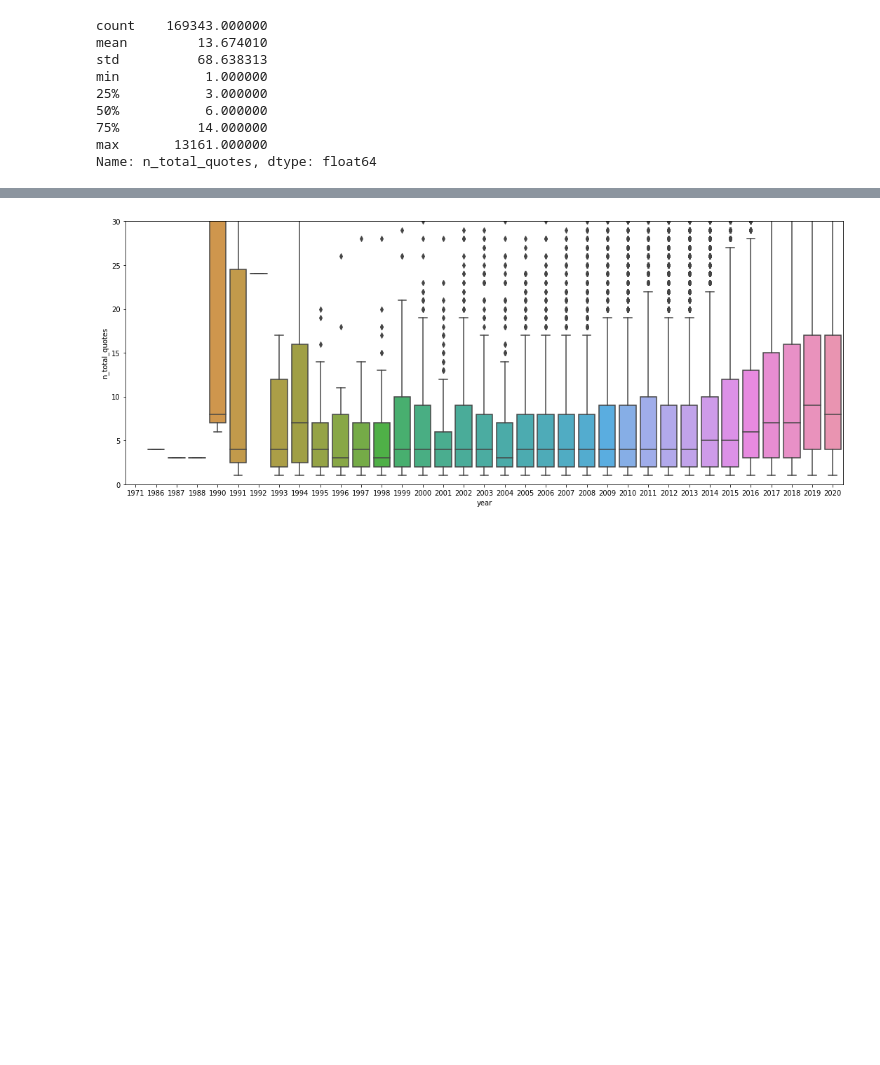
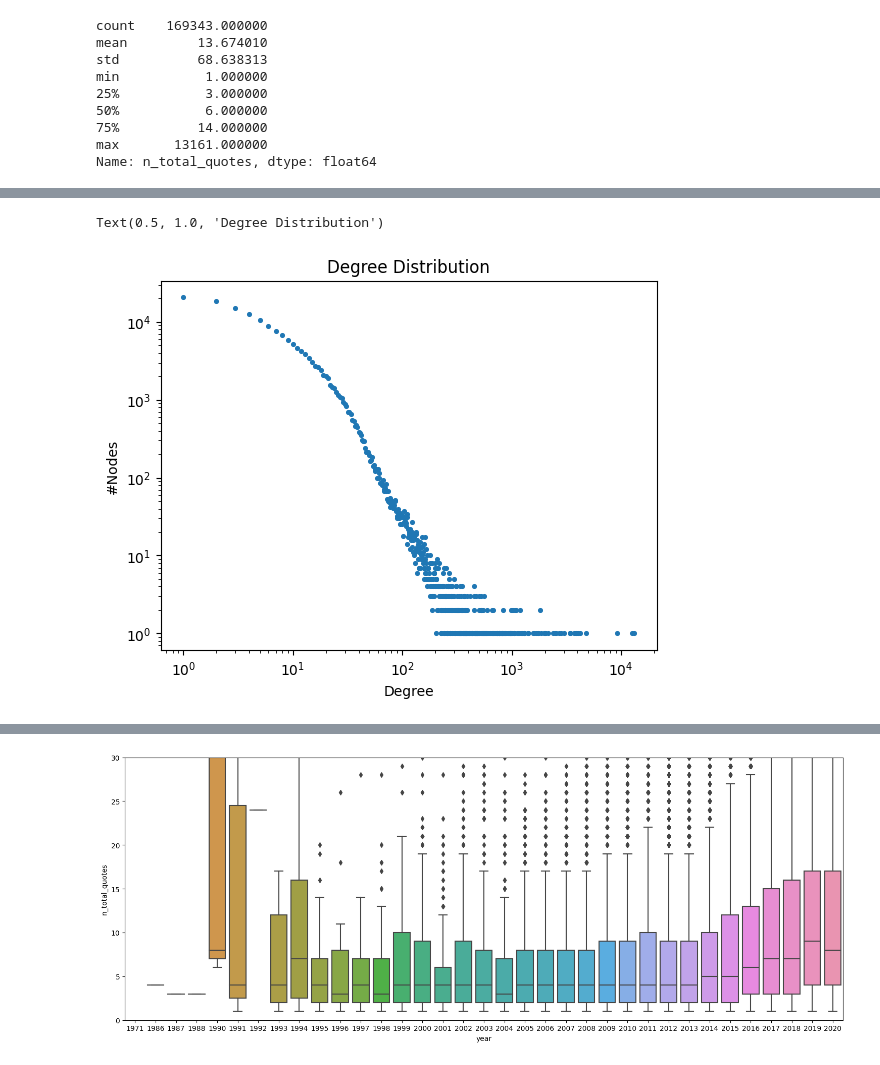
Before and after one commit to caiolmart/node-concordance, a Jupyter notebook: notebooks/eda/01_exploratory_data_analysis.ipynb, the cells around one changed output, grey strips where cells are left out. Saved outputs shown, nothing was run; the diff lists cells and outputs as text; code cells hidden in the pictures; blank space fills up the shorter version.

```diff
--- a/notebooks/eda/01_exploratory_data_analysis.ipynb
+++ b/notebooks/eda/01_exploratory_data_analysis.ipynb
@@ -165,3 +173,23 @@ sns.displot(df.loc[mask, col], kde=True)
+# %%
+degree_counts = df.groupby('n_total_quotes')['year'].count().sort_index()
+# %%
+degree_counts\
+    .rename_axis('Degree')\
+    .rename('#Nodes')\
+    .reset_index()\
+    .plot(
+        kind='scatter',
+        x='Degree',
+        y='#Nodes',
+        s=7)
+
+plt.yscale('log')
+plt.xscale('log')
+
+plt.title('Degree Distribution')
+# %% [output]
+Text(0.5, 1.0, 'Degree Distribution')
+[figure, added]
 # %%
 sns.boxplot(data=df, y=col, orient='v')
 plt.ylim(0, xmax)
```
Also changed, not shown: parts of 10 cells of this notebook, 3 other files.
